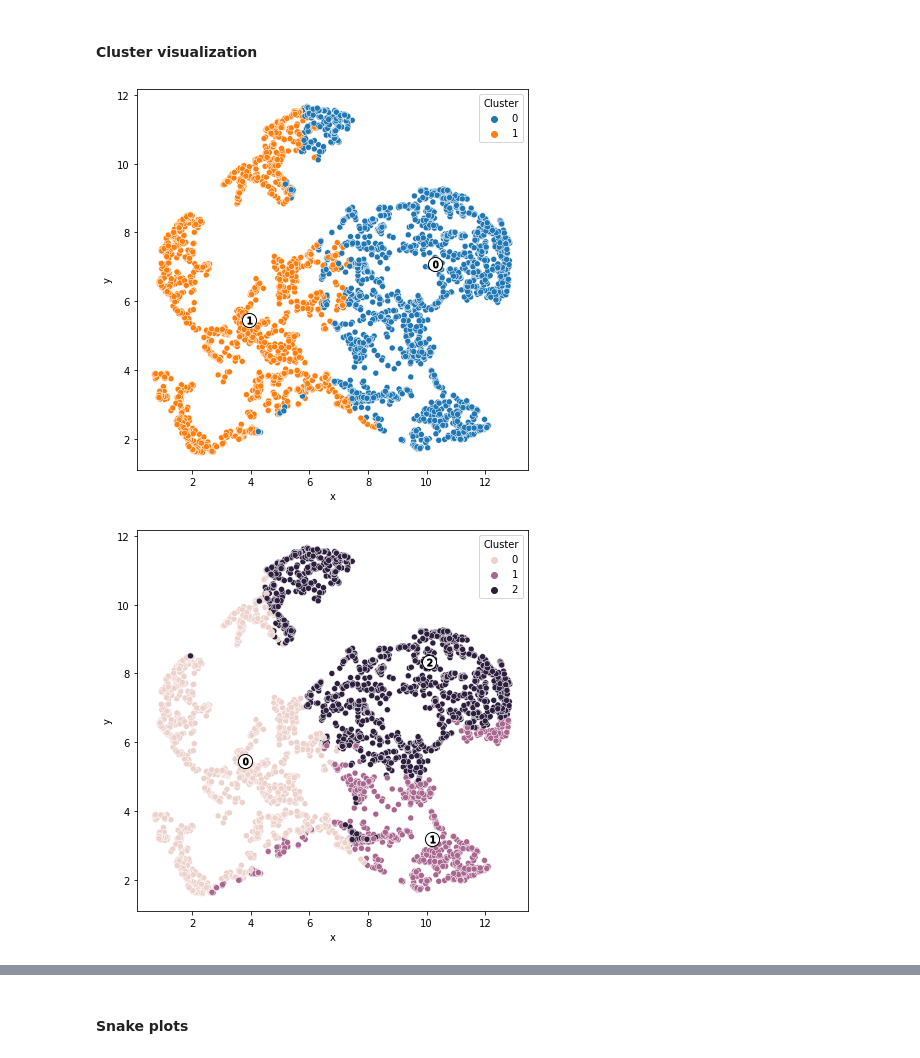
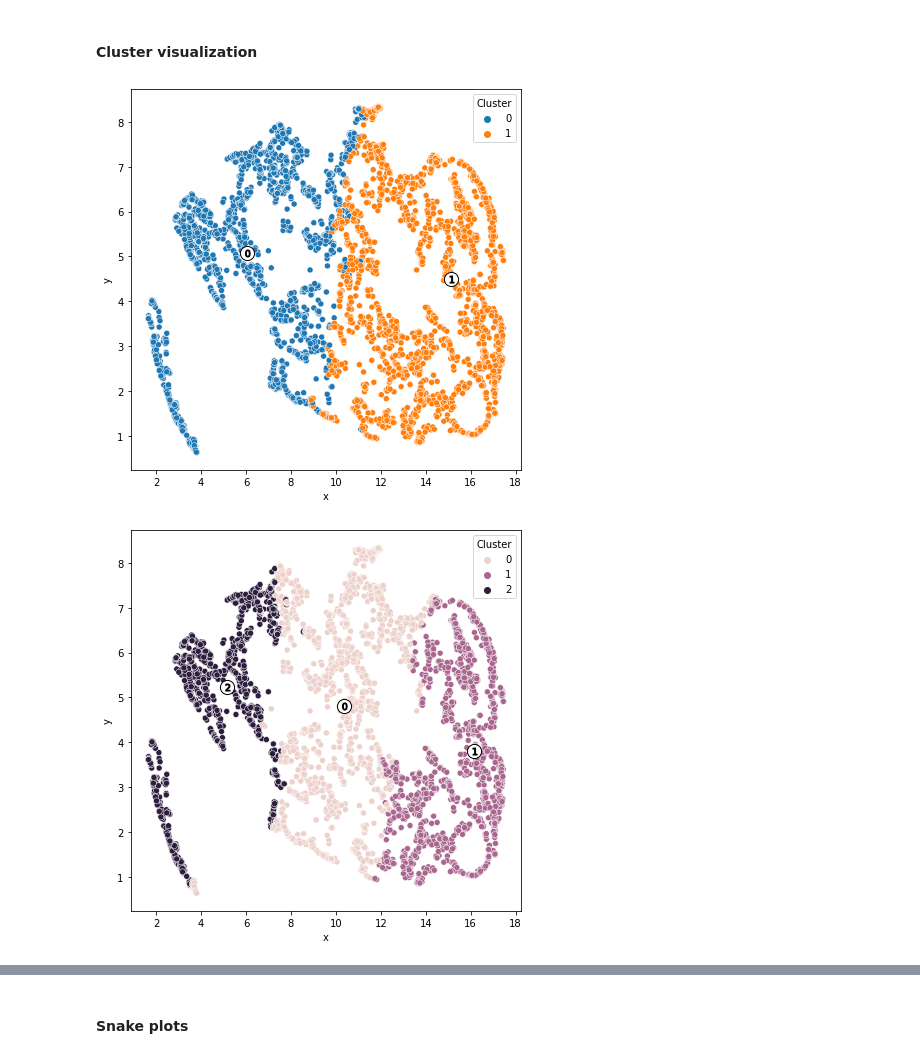
Before and after one commit to ioannislivieris/Customer-Segmentation-using-RFM-and-CLTV, a Jupyter notebook: Customer segmentation using RFM.ipynb, the cells around one changed output, grey strips where cells are left out. Saved outputs shown, nothing was run; the diff lists cells and outputs as text; code cells hidden in the pictures.

```diff
--- a/Customer segmentation using RFM.ipynb
+++ b/Customer segmentation using RFM.ipynb
@@ -248,26 +252,30 @@ RFM.head( 5 )
 
 We will assign a score from 1 to 4 to each Recency, Frequency and Monetary respectively. 1 is the highest value, and 4 is the lowest value. A final RFM score (Overall Value) is calculated simply by combining individual RFM score numbers.
 # %%
-quantiles = RFM.quantile(q = [0.25, 0.50, 0.75])
+quantiles = RFM.quantile(q = [0.2, 0.4, 0.6, 0.8])
 
 quantiles = quantiles.to_dict()
 # %%
 def RScore(x, p, d):
-    if x <= d[p][0.25]:
+    if x <= d[p][0.20]:
         return 1
-    elif x <= d[p][0.50]:
+    elif x <= d[p][0.40]:
         return 2
-    elif x <= d[p][0.75]:
+    elif x <= d[p][0.60]:
         return 3
+    elif x <= d[p][0.80]:
+        return 4
     else:
-        return 4
+        return 5
 
 def FMScore(x, p, d):
-    if x <= d[p][0.25]:
+    if x <= d[p][0.2]:
+        return 5
+    elif x <= d[p][0.4]:
         return 4
-    elif x <= d[p][0.50]:
+    elif x <= d[p][0.6]:
         return 3
-    elif x <= d[p][0.75]:
+    elif x <= d[p][0.8]:
         return 2
     else:
         return 1
@@ -402,12 +423,13 @@ Lost Cheap Customers:  25
 # Create some human friendly labels for the scores
 #
 RFM[ 'Score' ] = 'Green'
-RFM.loc[ RFM['RFM_Score'] >  5, 'Score' ] = 'Bronze'
-RFM.loc[ RFM['RFM_Score'] >  7, 'Score' ] = 'Silver'
-RFM.loc[ RFM['RFM_Score'] >  9, 'Score' ] = 'Gold'
-RFM.loc[ RFM['RFM_Score'] > 10, 'Score' ] = 'Platinum'
+RFM.loc[ RFM['RFM_Score'] >  6, 'Score' ] = 'Bronze'
+RFM.loc[ RFM['RFM_Score'] >  8, 'Score' ] = 'Silver'
+RFM.loc[ RFM['RFM_Score'] > 11, 'Score' ] = 'Gold'
+RFM.loc[ RFM['RFM_Score'] > 12, 'Score' ] = 'Platinum'
 
 # DataFrame visualization
 #
-RFM[ 'Score' ].hist( );
+RFM[ 'Score' ].hist( figsize = (12, 5));
+plt.xticks( size = 14, rotation = 45);
 # %% [output]
@@ -523,7 +527,7 @@ K = range(1, 11)
 
 for k in K:
     # Setup K-Means model
-    model = KMeans(n_clusters = k, random_state = 42).fit( RFM_log_scaled )
+    model = KMeans(n_clusters = k, random_state = 42)
 
     # Fit model
     model.fit( RFM_log_scaled )
@@ -535,7 +539,7 @@ for k in K:
     Centroids += [ model.cluster_centers_ ]
 
     # Calculate distortions
-    distortions.append( sum(np.min(cdist(RFM_log_scaled, model.cluster_centers_, 'euclidean'),axis=1)) / RFM_log_scaled.shape[0] )
+    distortions.append( sum(np.min(cdist(RFM_log_scaled, model.cluster_centers_, 'euclidean'), axis = 1)) / RFM_log_scaled.shape[0] )
 
     # Calculate inertias
     inertias.append( model.inertia_ )
@@ -594,24 +599,24 @@ embeddings = umapModel.fit_transform( RFM_log_scaled[ ['Recency', 'Frequency', '
 # %%
 # Create DataFrame
 #
 clustering_df = pd.DataFrame( embeddings, columns = ['x', 'y'] )
 
-for k in range(2, 5):
+for k in [2, 3]:
     # Get Cluster
     clustering_df['Cluster'] = Clusters[k]
 
 
     # Clustering visualization in 2D
     #
     plt.figure( figsize = (7, 7) )
     sns.scatterplot(data = clustering_df, x = 'x', y = 'y', hue = 'Cluster')
 
     # Plot centroids
     #
     centers = umapModel.transform( Centroids[ k ] )
     plt.scatter(centers[:, 0], centers[:, 1], marker='o', c="white", alpha=1, s=200, edgecolor='k')
     for i, c in enumerate( centers ):
             plt.scatter(c[0], c[1], marker='$%d$' % i, alpha=1, s = 50, edgecolor='k')
 # %% [output]
-[figure, old version]
+[figure, new version]
-[figure, old version]
+[figure, new version]
```
Also changed, not shown: parts of 69 cells of this notebook, 6 other files.
